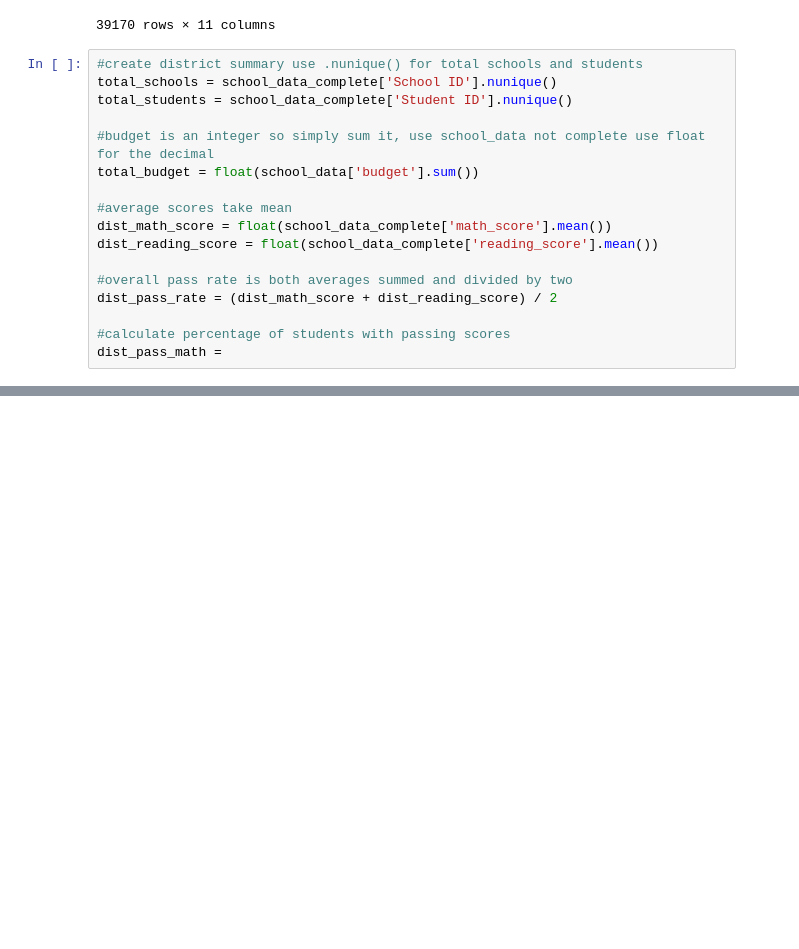
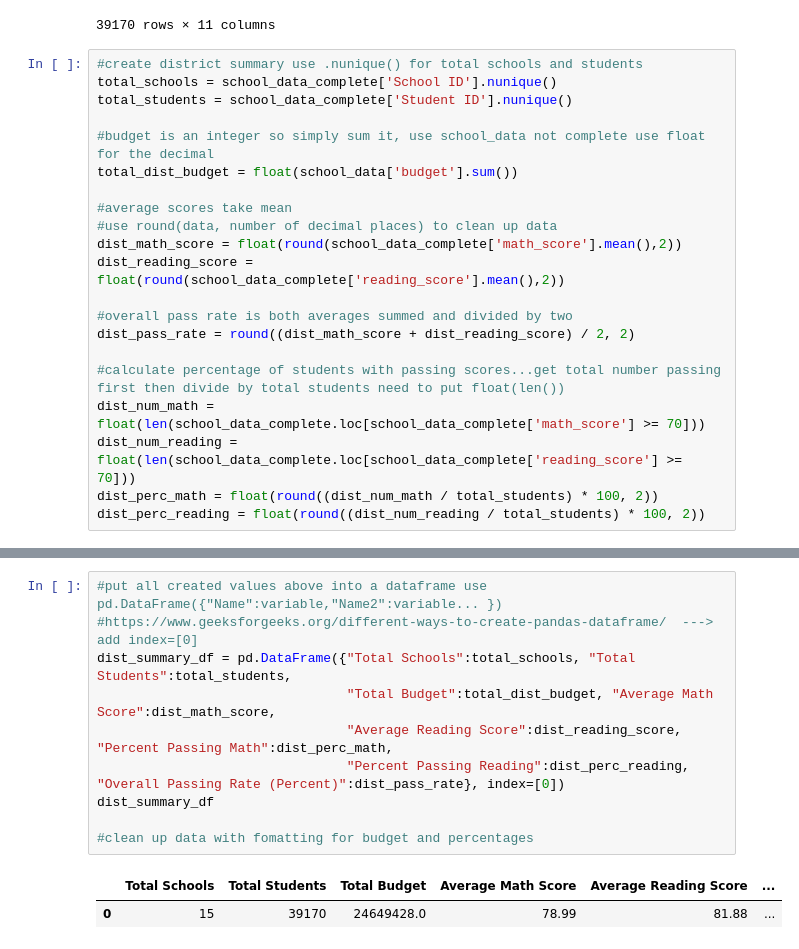
Before and after one commit to kellyshull/pandas-challenge, a Jupyter notebook: PyCitySchools/PyCity_homework.ipynb, the cells around one changed output, grey strips where cells are left out. Drawn from its saved outputs; the diff is of its cells as text; blank space fills up the shorter version.

```diff
--- a/PyCitySchools/PyCity_homework.ipynb
+++ b/PyCitySchools/PyCity_homework.ipynb
@@ -33,14 +33,18 @@ total_schools = school_data_complete['School ID'].nunique()
 total_students = school_data_complete['Student ID'].nunique()
 
 #budget is an integer so simply sum it, use school_data not complete use float for the decimal
-total_budget = float(school_data['budget'].sum())
+total_dist_budget = float(school_data['budget'].sum())
 
 #average scores take mean
-dist_math_score = float(school_data_complete['math_score'].mean())
-dist_reading_score = float(school_data_complete['reading_score'].mean())
+#use round(data, number of decimal places) to clean up data
+dist_math_score = float(round(school_data_complete['math_score'].mean(),2))
+dist_reading_score = float(round(school_data_complete['reading_score'].mean(),2))
 
 #overall pass rate is both averages summed and divided by two
-dist_pass_rate = (dist_math_score + dist_reading_score) / 2
+dist_pass_rate = round((dist_math_score + dist_reading_score) / 2, 2)
 
-#calculate percentage of students with passing scores
-dist_pass_math =
+#calculate percentage of students with passing scores...get total number passing first then divide by total students need to put float(len())
+dist_num_math = float(len(school_data_complete.loc[school_data_complete['math_score'] >= 70]))
+dist_num_reading = float(len(school_data_complete.loc[school_data_complete['reading_score'] >= 70]))
+dist_perc_math = float(round((dist_num_math / total_students) * 100, 2))
+dist_perc_reading = float(round((dist_num_reading / total_students) * 100, 2))
@@ -51,0 +51,13 @@ dist_pass_math =
+# %%
+#put all created values above into a dataframe use pd.DataFrame({"Name":variable,"Name2":variable... })
+#https://www.geeksforgeeks.org/different-ways-to-create-pandas-dataframe/  ---> add index=[0]
+dist_summary_df = pd.DataFrame({"Total Schools":total_schools, "Total Students":total_students,
+                                "Total Budget":total_dist_budget, "Average Math Score":dist_math_score,
+                                "Average Reading Score":dist_reading_score, "Percent Passing Math":dist_perc_math,
+                                "Percent Passing Reading":dist_perc_reading, "Overall Passing Rate (Percent)":dist_pass_rate}, index=[0])
+dist_summary_df
+
+#clean up data with fomatting for budget and percentages
+# %% [output]
+|  | Total Schools | Total Students | Total Budget | Average Math Score | Average Reading Score | ... |
+| 0 | 15 | 39170 | 24649428.0 | 78.99 | 81.88 | ... |
```
Also changed, not shown: parts of 6 cells of this notebook.
